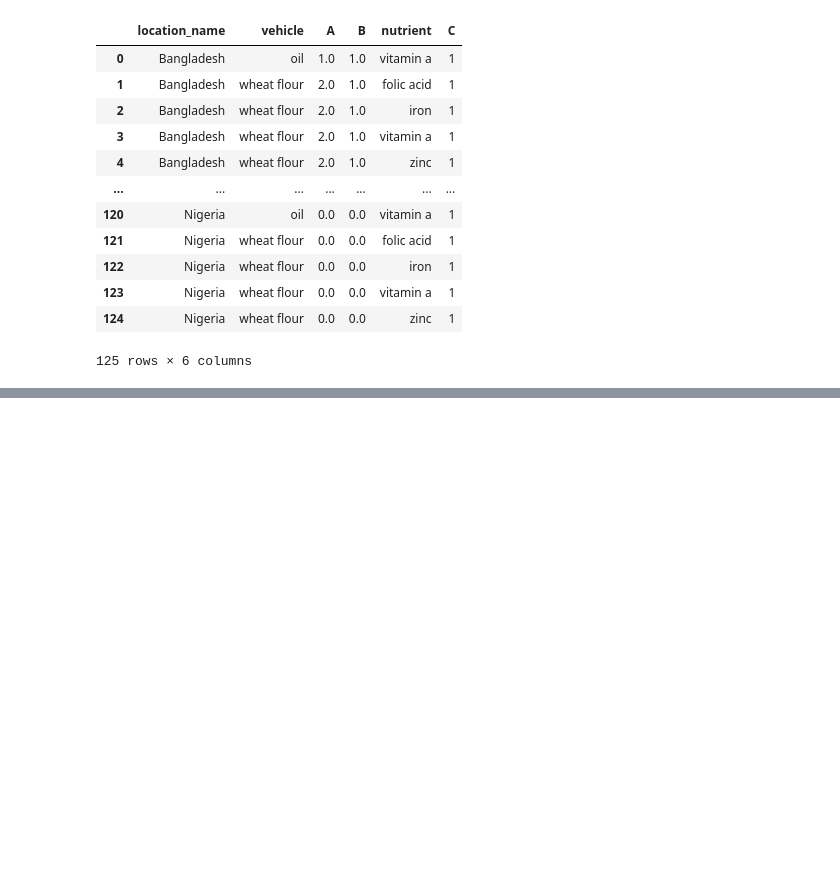
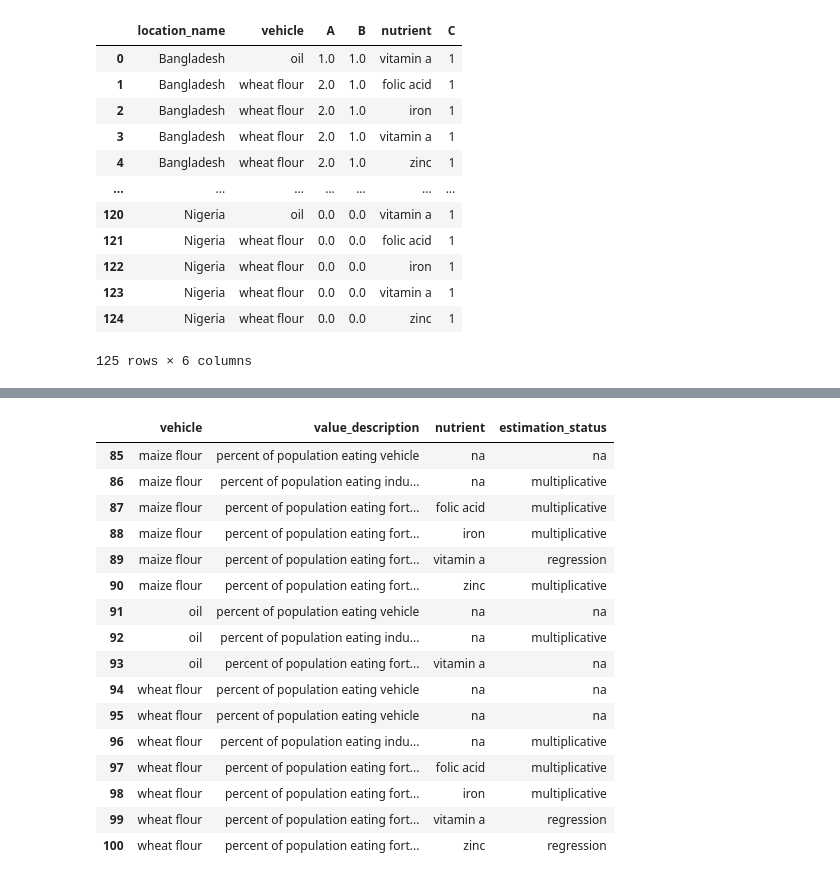
Before and after one commit to ihmeuw/vivarium_research_lsff, a Jupyter notebook: data_prep/pipeline/interim/2021_03_30_rate_data_richness.ipynb, the cells around one changed output, grey strips where cells are left out. Cells and saved outputs as stored; diff of their text form; code cells hidden in the pictures; blank space fills up the shorter version.

```diff
--- a/data_prep/pipeline/interim/2021_03_30_rate_data_richness.ipynb
+++ b/data_prep/pipeline/interim/2021_03_30_rate_data_richness.ipynb
@@ -215,0 +168,20 @@ data_rich.to_csv(save_path, index = False)
+# %%
+df[(df.location_name=="Burkina Faso")][['vehicle','value_description','nutrient','estimation_status']]
+# %% [output]
+|  | vehicle | value_description | nutrient | estimation_status |
+| 85 | maize flour | percent of population eating vehicle | na | na |
+| 86 | maize flour | percent of population eating indu... | na | multiplicative |
+| 87 | maize flour | percent of population eating fort... | folic acid | multiplicative |
+| 88 | maize flour | percent of population eating fort... | iron | multiplicative |
+| 89 | maize flour | percent of population eating fort... | vitamin a | regression |
+| 90 | maize flour | percent of population eating fort... | zinc | multiplicative |
+| 91 | oil | percent of population eating vehicle | na | na |
+| 92 | oil | percent of population eating indu... | na | multiplicative |
+| 93 | oil | percent of population eating fort... | vitamin a | na |
+| 94 | wheat flour | percent of population eating vehicle | na | na |
+| 95 | wheat flour | percent of population eating vehicle | na | na |
+| 96 | wheat flour | percent of population eating indu... | na | multiplicative |
+| 97 | wheat flour | percent of population eating fort... | folic acid | multiplicative |
+| 98 | wheat flour | percent of population eating fort... | iron | multiplicative |
+| 99 | wheat flour | percent of population eating fort... | vitamin a | regression |
+| 100 | wheat flour | percent of population eating fort... | zinc | regression |
```
Also changed, not shown: parts of 9 cells of this notebook, 1 other file.
